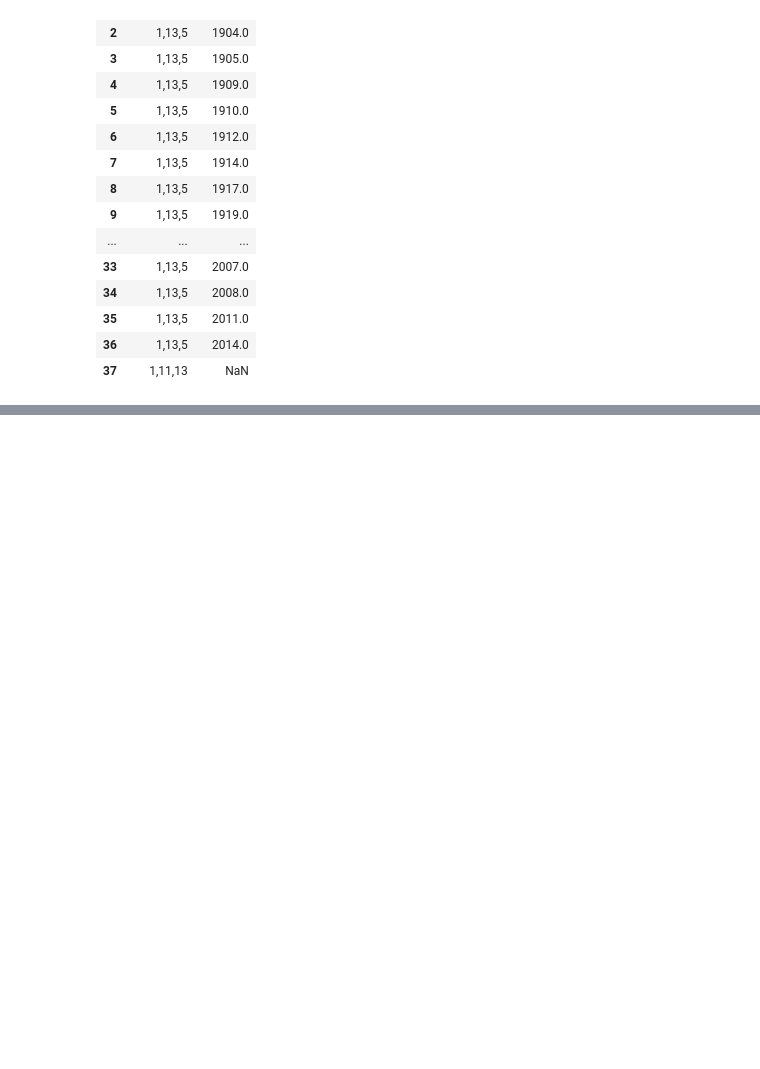
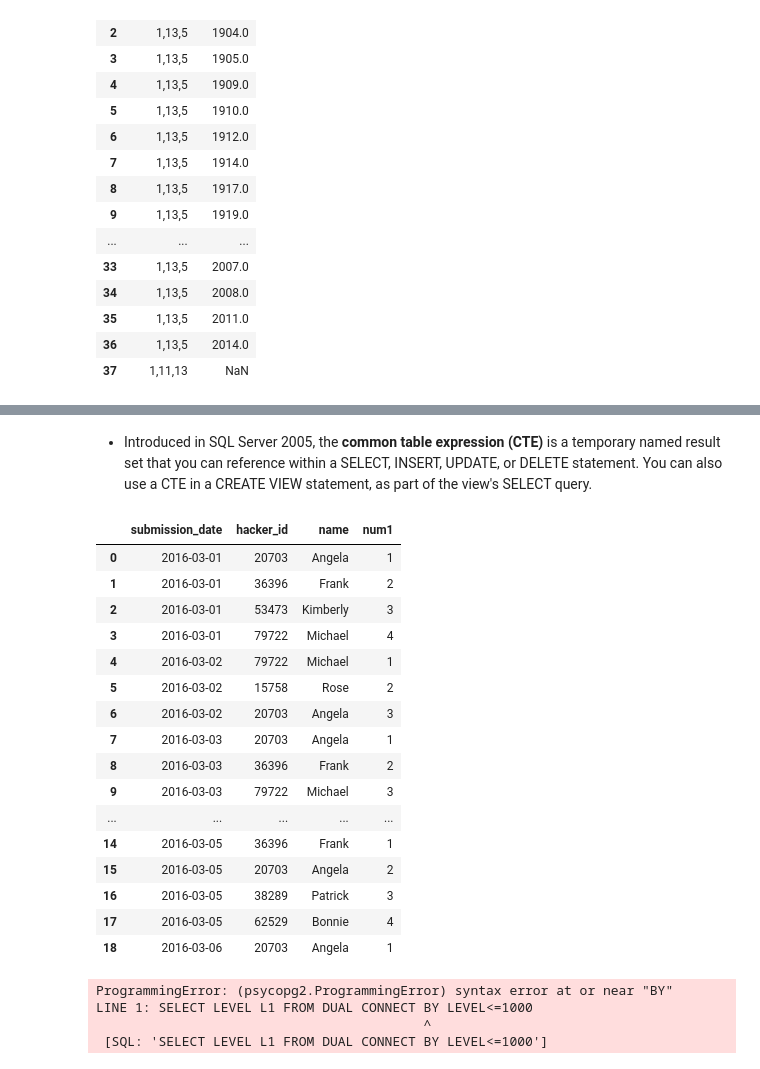
Before and after one commit to leiyang-mids/zillow, a Jupyter notebook: Zillow.ipynb, the cells around one changed output, grey strips where cells are left out. Drawn from its saved outputs; the diff is of its cells as text; code cells hidden in the pictures; blank space fills up the shorter version.

```diff
--- a/Zillow.ipynb
+++ b/Zillow.ipynb
@@ -200,0 +337,32 @@ get_sql("select string_agg(distinct airconditioningtypeid::text,','), yearbuilt
+# %% [markdown]
+- Introduced in SQL Server 2005, the **common table expression (CTE)** is a temporary named result set that you can reference within a SELECT, INSERT, UPDATE, or DELETE statement. You can also use a CTE in a CREATE VIEW statement, as part of the view's SELECT query.
+# %%
+get_sql('select s.submission_date, s.hacker_id, h.name, \
+    row_number() over (partition by s.submission_date order by count(*) desc, s.hacker_id asc) as num1 \
+    from submissions s join hackers h on s.hacker_id = h.hacker_id \
+    group by s.submission_date, s.hacker_id,h.name')
+# %% [output]
+|  | submission_date | hacker_id | name | num1 |
+| 0 | 2016-03-01 | 20703 | Angela | 1 |
+| 1 | 2016-03-01 | 36396 | Frank | 2 |
+| 2 | 2016-03-01 | 53473 | Kimberly | 3 |
+| 3 | 2016-03-01 | 79722 | Michael | 4 |
+| 4 | 2016-03-02 | 79722 | Michael | 1 |
+| 5 | 2016-03-02 | 15758 | Rose | 2 |
+| 6 | 2016-03-02 | 20703 | Angela | 3 |
+| 7 | 2016-03-03 | 20703 | Angela | 1 |
+| 8 | 2016-03-03 | 36396 | Frank | 2 |
+| 9 | 2016-03-03 | 79722 | Michael | 3 |
+| ... | ... | ... | ... | ... |
+| 14 | 2016-03-05 | 36396 | Frank | 1 |
+| 15 | 2016-03-05 | 20703 | Angela | 2 |
+| 16 | 2016-03-05 | 38289 | Patrick | 3 |
+| 17 | 2016-03-05 | 62529 | Bonnie | 4 |
+| 18 | 2016-03-06 | 20703 | Angela | 1 |
+# %%
+get_sql('SELECT LEVEL L1 FROM DUAL CONNECT BY LEVEL<=1000')
+# %% [output]
+ProgrammingError: (psycopg2.ProgrammingError) syntax error at or near "BY"
+LINE 1: SELECT LEVEL L1 FROM DUAL CONNECT BY LEVEL<=1000
+                                          ^
+ [SQL: 'SELECT LEVEL L1 FROM DUAL CONNECT BY LEVEL<=1000']
```
Also changed, not shown: parts of 10 cells of this notebook, 1 other file.
